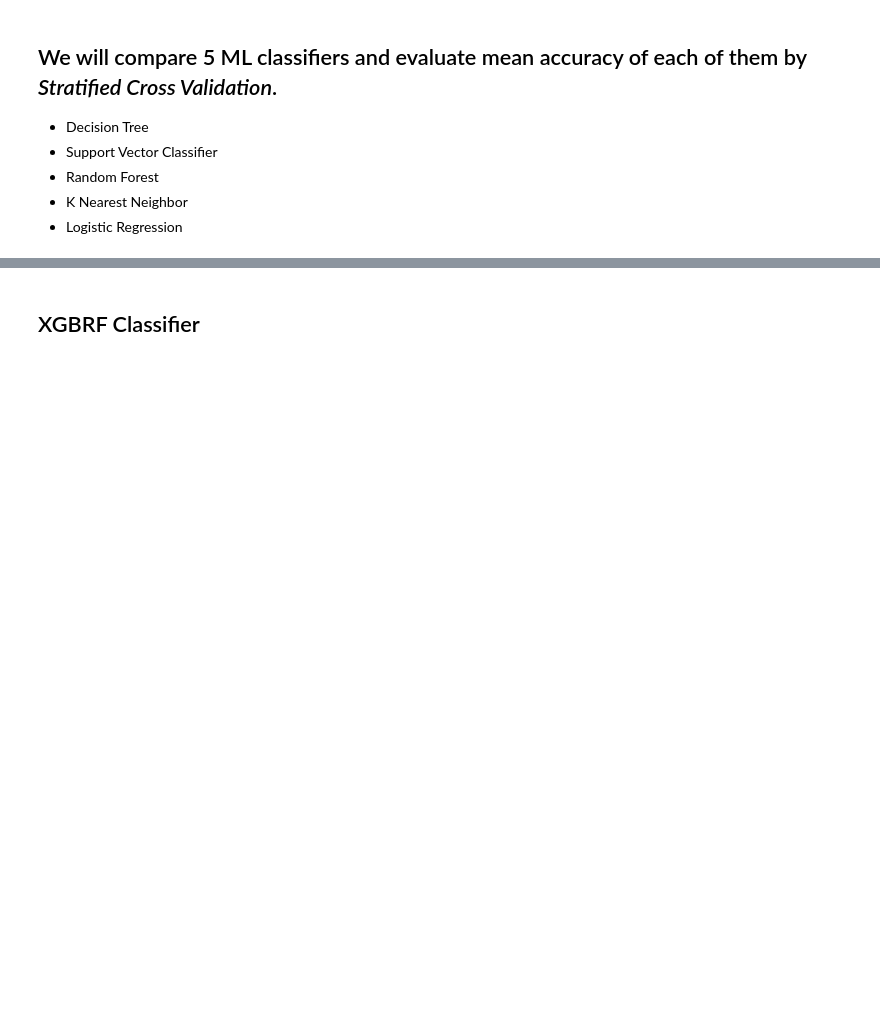
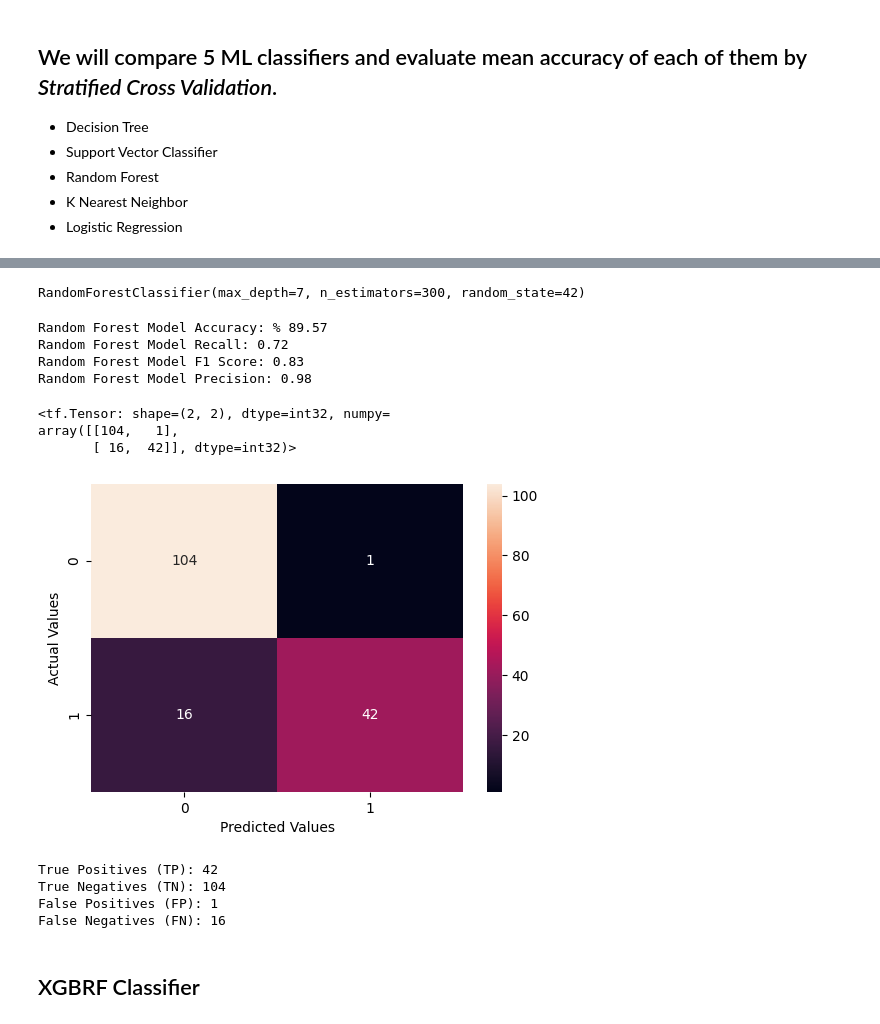
Before and after one commit to twishackaul/Polycystic-Ovarian-Syndrome-Classifier, a Jupyter notebook: PCOS_Detection_Clinical.ipynb, the cells around one changed output, grey strips where cells are left out. Cells and saved outputs as stored; diff of their text form; code cells hidden in the pictures; blank space fills up the shorter version.

```diff
--- a/PCOS_Detection_Clinical.ipynb
+++ b/PCOS_Detection_Clinical.ipynb
@@ -441,0 +448,4 @@ knn = best_estimators[4]
+# %%
+rf.fit(X_train, y_train)
+# %% [output]
+RandomForestClassifier(max_depth=7, n_estimators=300, random_state=42)
@@ -441,0 +461,25 @@ knn = best_estimators[4]
+# %%
+print("Random Forest Model Accuracy: %", (accuracy_rf*100).round(2))
+print("Random Forest Model Recall:", recall_rf.round(2))
+print("Random Forest Model F1 Score:", f1_rf.round(2))
+print("Random Forest Model Precision:",  precision_rf.round(2))
+# %% [output]
+Random Forest Model Accuracy: % 89.57
+Random Forest Model Recall: 0.72
+Random Forest Model F1 Score: 0.83
+Random Forest Model Precision: 0.98
+# %%
+CM_rf = tf.math.confusion_matrix(labels = y_test, predictions = y_pred_rf)
+CM_rf
+# %% [output]
+<tf.Tensor: shape=(2, 2), dtype=int32, numpy=
+array([[104,   1],
+       [ 16,  42]], dtype=int32)>
+# %%
+plt.figure(figsize = (6,4))
+sns.heatmap(CM_rf, annot = True, fmt = 'd')
+plt.xlabel('Predicted Values')
+plt.ylabel('Actual Values')
+plt.show()
+# %% [output]
+[figure, added]
@@ -442,3 +489,13 @@ knn = best_estimators[4]
+# %%
+print(f"True Positives (TP): {TP}")
+print(f"True Negatives (TN): {TN}")
+print(f"False Positives (FP): {FP}")
+print(f"False Negatives (FN): {FN}")
+# %% [output]
+True Positives (TP): 42
+True Negatives (TN): 104
+False Positives (FP): 1
+False Negatives (FN): 16
 # %% [markdown]
 ## XGBRF Classifier
 # %%
```
Also changed, not shown: parts of 37 cells of this notebook.
